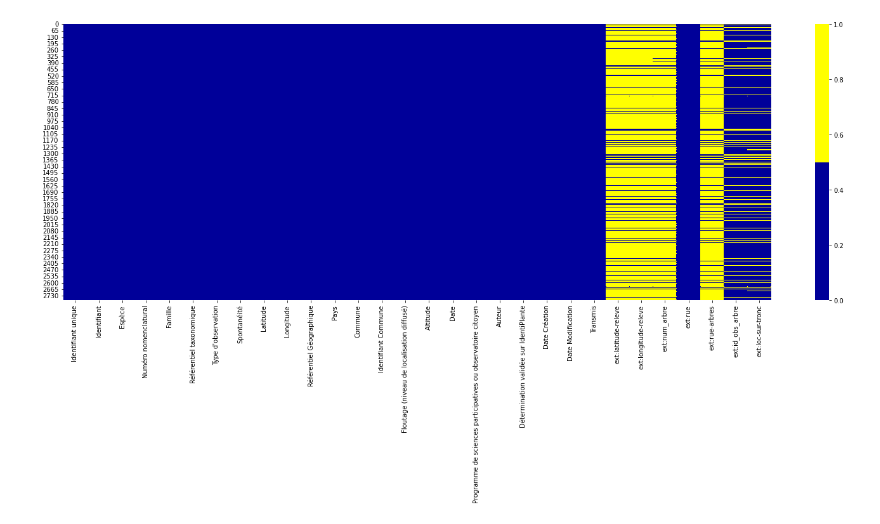
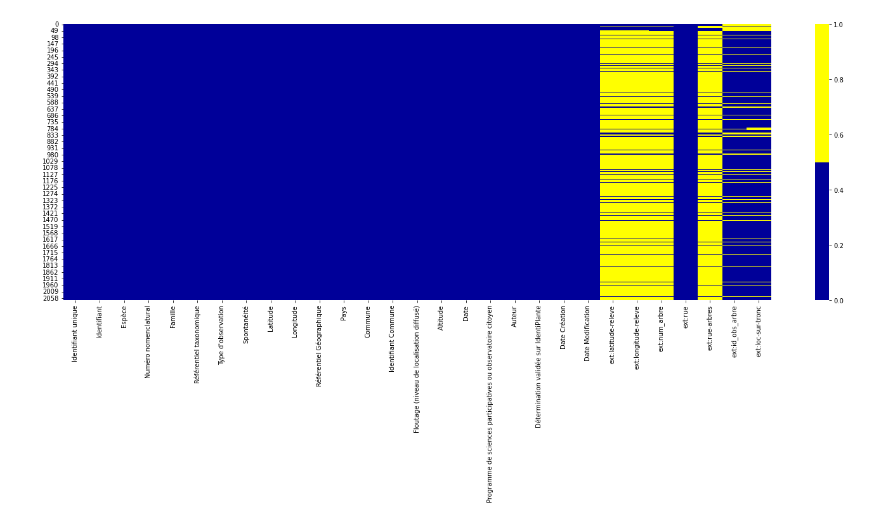
Before and after one commit to amaranaitsaidi/DataCleaningLichens, a Jupyter notebook: DataCleaning2.ipynb, the cells around one changed output. Drawn from its saved outputs; the diff is of its cells as text; code cells hidden in the pictures.

```diff
--- a/DataCleaning2.ipynb
+++ b/DataCleaning2.ipynb
@@ -14,0 +17,6 @@ df_copy = df.copy()
+# %%
+import pandas as pd
+import requests
+url = "https://api.tela-botanica.org/service:cel:CelWidgetExport/export?pays=FR%2CFX%2CGF%2CPF%2CTF&programme=tb_lichensgo&standard=1&debut=0&limite=20000&format=csv&colonnes=standardexport,auteur,avance,etendu,standard"
+s=requests.get(url).content
+df=pd.read_csv(io.StringIO(s.decode('utf-8')))
@@ -114,7 +134,7 @@ sns.heatmap(df[cols].isnull(), cmap=sns.color_palette(colours))
 colonnes_a_sup = ["Lieu-dit", "Milieu", "Notes", "Lien vers l'observation sur IdentiPlante", "Image(s)", "Cohérence entre la localité et les coordonnées GPS", "Précision de la localisation",
                  "Station", "Abondance", "Phénologie", "Observateur", "Structure de l'observateur","Déterminateur","Source bibliographique", "ext:altitude-releve",
                  "ext:circonference", "ext:face-ombre", "ext:com-arbres","ext:latitude-arbres","ext:longitude-arbres","ext:altitude-arbres", "Nom retenu", "Numéro nomenclatural nom retenu",
-                 "Certitude", "Source de la saisie", "Mots Clés","Indicateur de fiabilité",  "Score IdentiPlante", "Abondance", "Phénologie",
+                 "Certitude", "Transmis", "Source de la saisie", "Mots Clés","Indicateur de fiabilité",  "Score IdentiPlante", "Abondance", "Phénologie",
                  "Présence d'un échantillon d'herbier" ,"Date Transmission"]
 
 df_copy.drop(colonnes_a_sup, axis = 1, inplace = True)
@@ -163,3 +182,3 @@ sns.heatmap(df[cols].isnull(), cmap=sns.color_palette(colours))
 # %%
 #convertir la colonne Identifiant commune d'abord en float avec la fonction to_numeric.
-df_copy["Identifiant Commune" ] = pd.to_numeric(df_copy['Identifiant Commune'])
+df_copy["Identifiant Commune" ] = df_copy['Identifiant Commune'].astype(str)
@@ -186,15 +219,17 @@ dtype: object
 # %%
 # Traitement des valeurs manquantes dans le dataFrame.
 df_copy.Famille = df_copy["Famille"].fillna("Null")
-df_copy["Référentiel taxonomique"] = df_copy["Référentiel taxonomique"].fillna("Autre/inconnu")
-df_copy["Identifiant Commune"] = df_copy["Identifiant Commune"].fillna(0.0).astype(int)
-df_copy["Numéro nomenclatural"] = df_copy["Numéro nomenclatural"].fillna(0.0).astype(int)
+df_copy["Référentiel taxonomique"] = df_copy["Référentiel taxonomique"].fillna("Inconnu")
+df_copy["Identifiant Commune"] = df_copy["Identifiant Commune"].fillna("Inconnu").astype(str)
+df_copy["Identifiant"] = df_copy["Identifiant"].astype(str)
+df_copy["Numéro nomenclatural"] = df_copy["Numéro nomenclatural"].fillna("Inconnu").astype(str)
 df_copy["Espèce"] = df_copy["Espèce"].fillna("Null")
 df_copy["Floutage (niveau de localisation diffusé)"] = df_copy["Floutage (niveau de localisation diffusé)"].fillna("Null")
+df_copy["ext:loc-sur-tronc"] = df_copy["ext:loc-sur-tronc"].str.split(";")
 fig, ax = plt.subplots(figsize=(25,8))
 cols = df_copy.columns[:]
 colours = ['#000099', '#ffff00'] # specify the colours - yellow is missing. blue is not missing.
 sns.heatmap(df_copy[cols].isnull(), cmap=sns.color_palette(colours))
-df_copy.to_csv("df_copyClean.csv")
+df_copy.to_csv("df_copyClean3.csv")
 # %% [output]
-[figure, old version]
+[figure, new version]
```
Also changed, not shown: parts of 29 cells of this notebook, 1 other file.
